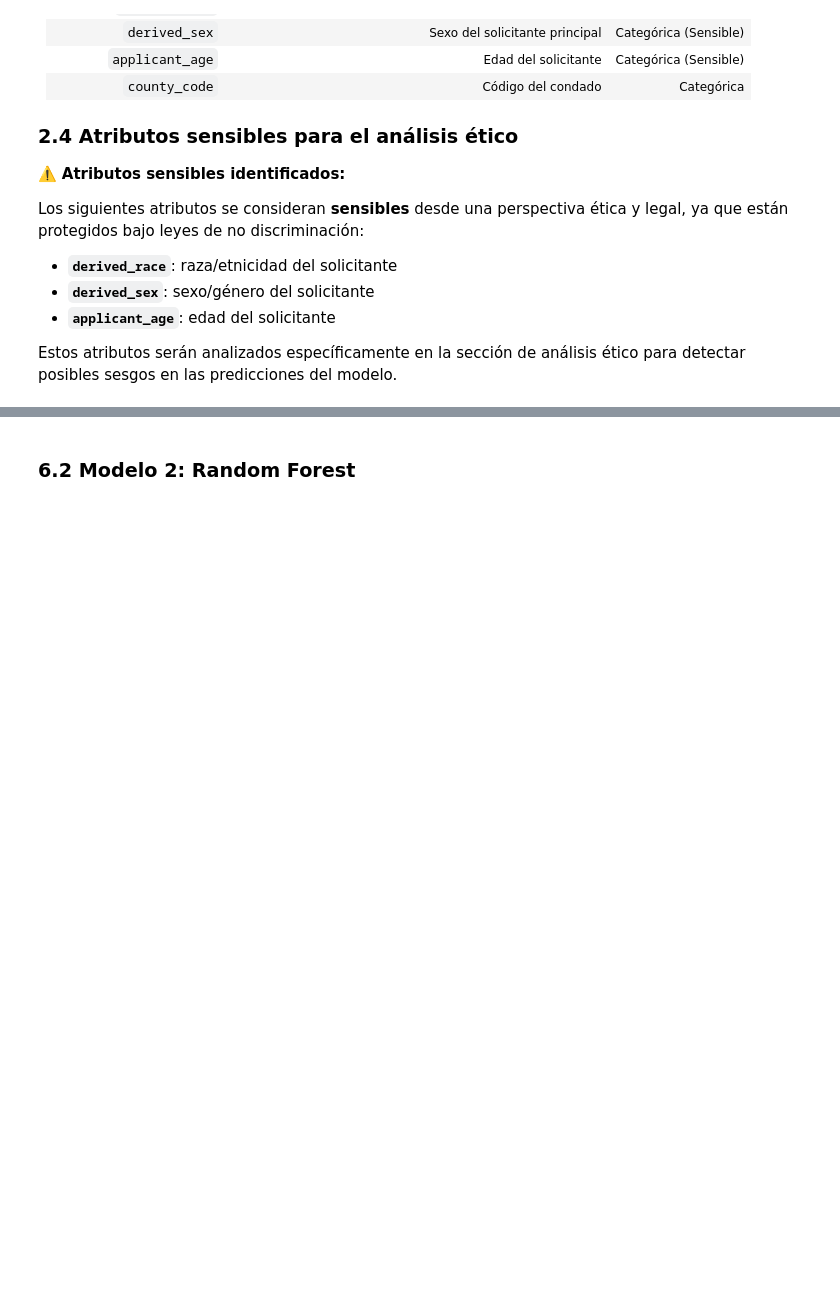
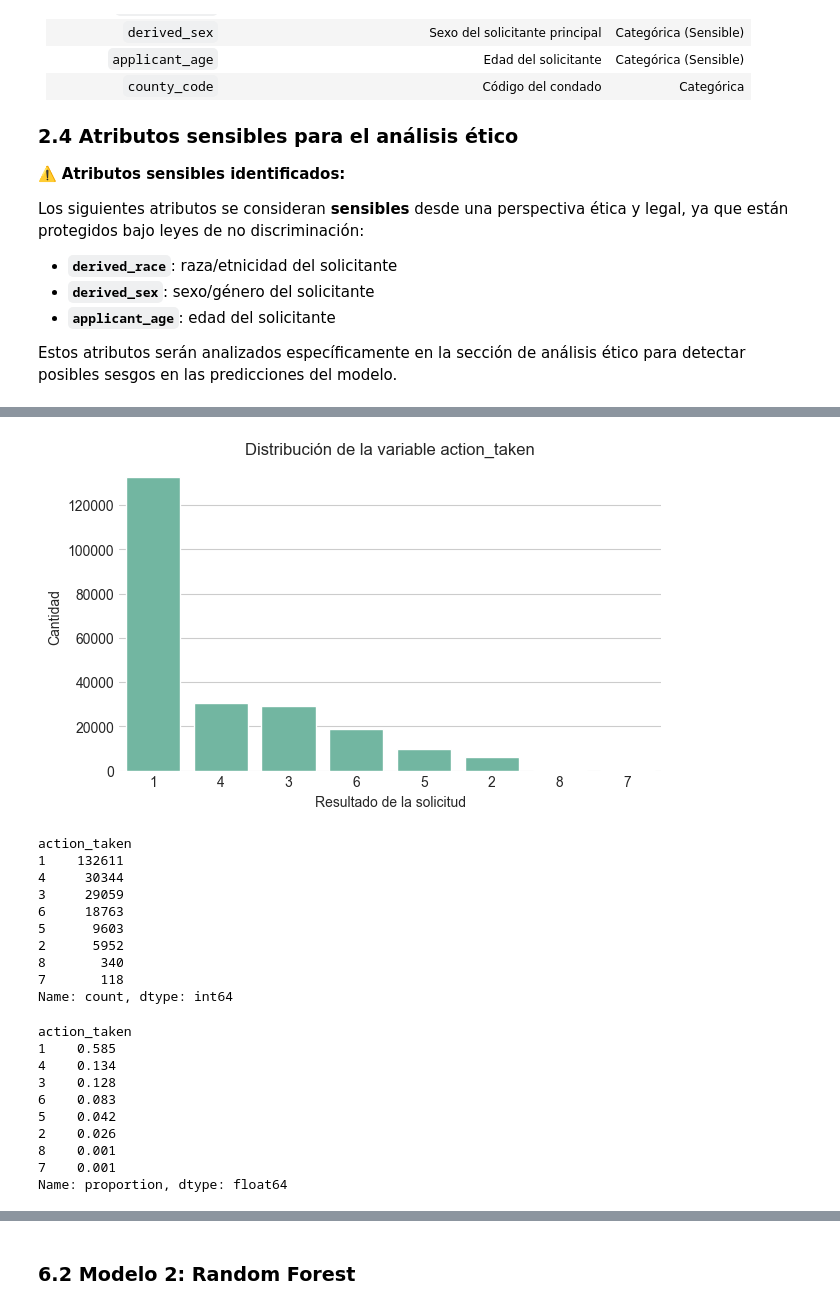
Before and after one commit to thisisrober/hmda-loan-approval-ml-analysis, a Jupyter notebook: notebook.ipynb, the cells around one changed output, grey strips where cells are left out. Cells and saved outputs as stored; diff of their text form; code cells hidden in the pictures; blank space fills up the shorter version.

```diff
--- a/notebook.ipynb
+++ b/notebook.ipynb
@@ -213,0 +157,12 @@ En esta sección entrenamos diferentes modelos de machine learning para predecir
+# %%
+import os
+import pandas as pd
+import numpy as np
+import matplotlib.pyplot as plt
+import seaborn as sns
+import warnings
+warnings.filterwarnings('ignore')
+
+# Visualización
+plt.style.use('seaborn-v0_8-darkgrid')
+sns.set_palette('Set2')
@@ -213,0 +173,9 @@ En esta sección entrenamos diferentes modelos de machine learning para predecir
+# %%
+# Carga del dataset HMDA Utah 2022
+df = pd.read_csv('data/utah_hmda_data_2022.csv')
+
+# Guardar una copia del DataFrame original para no sobrescribir los datos originales
+df_original = df.copy()
+
+# Visualizamos las primeras filas para comprobar la carga
+df.head()
@@ -213,0 +353,37 @@ En esta sección entrenamos diferentes modelos de machine learning para predecir
+# %%
+# Definición de la variable objetivo
+variable_objetivo = 'action_taken'
+
+# Análisis de la variable objetivo
+plt.figure(figsize=(7,4))
+sns.countplot(x=variable_objetivo, data=df_limpio, order=df_limpio[variable_objetivo].value_counts().index)
+plt.title(f'Distribución de la variable {variable_objetivo}')
+plt.xlabel('Resultado de la solicitud')
+plt.ylabel('Cantidad')
+plt.show()
+
+# Mostrar recuento y proporción
+display(df_limpio[variable_objetivo].value_counts())
+display(df_limpio[variable_objetivo].value_counts(normalize=True).round(3))
+# %% [output]
+[figure, added]
+action_taken
+1    132611
+4     30344
+3     29059
+6     18763
+5      9603
+2      5952
+8       340
+7       118
+Name: count, dtype: int64
+action_taken
+1    0.585
+4    0.134
+3    0.128
+6    0.083
+5    0.042
+2    0.026
+8    0.001
+7    0.001
+Name: proportion, dtype: float64
```
Also changed, not shown: parts of 51 cells of this notebook, 2 other files.
